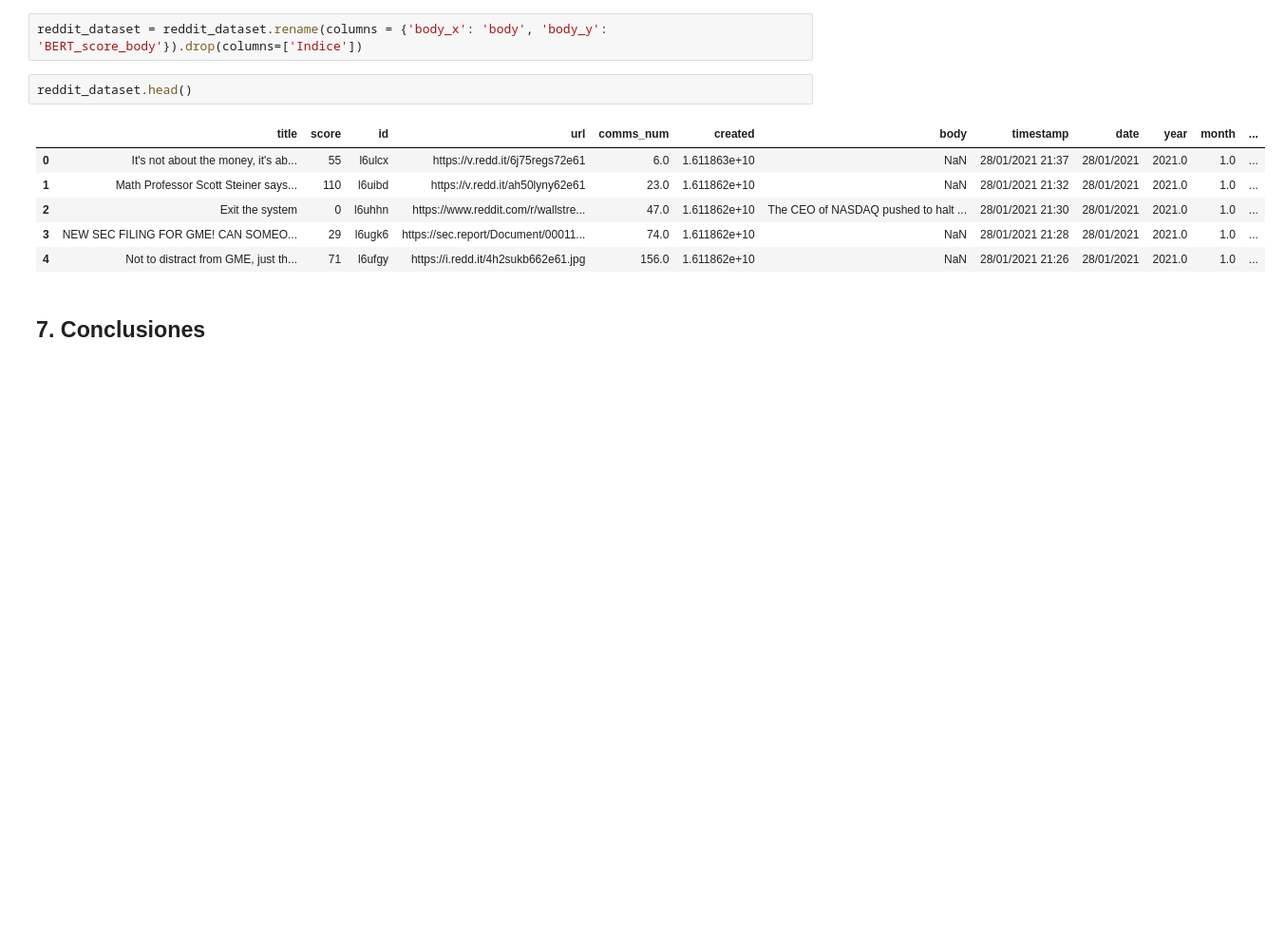
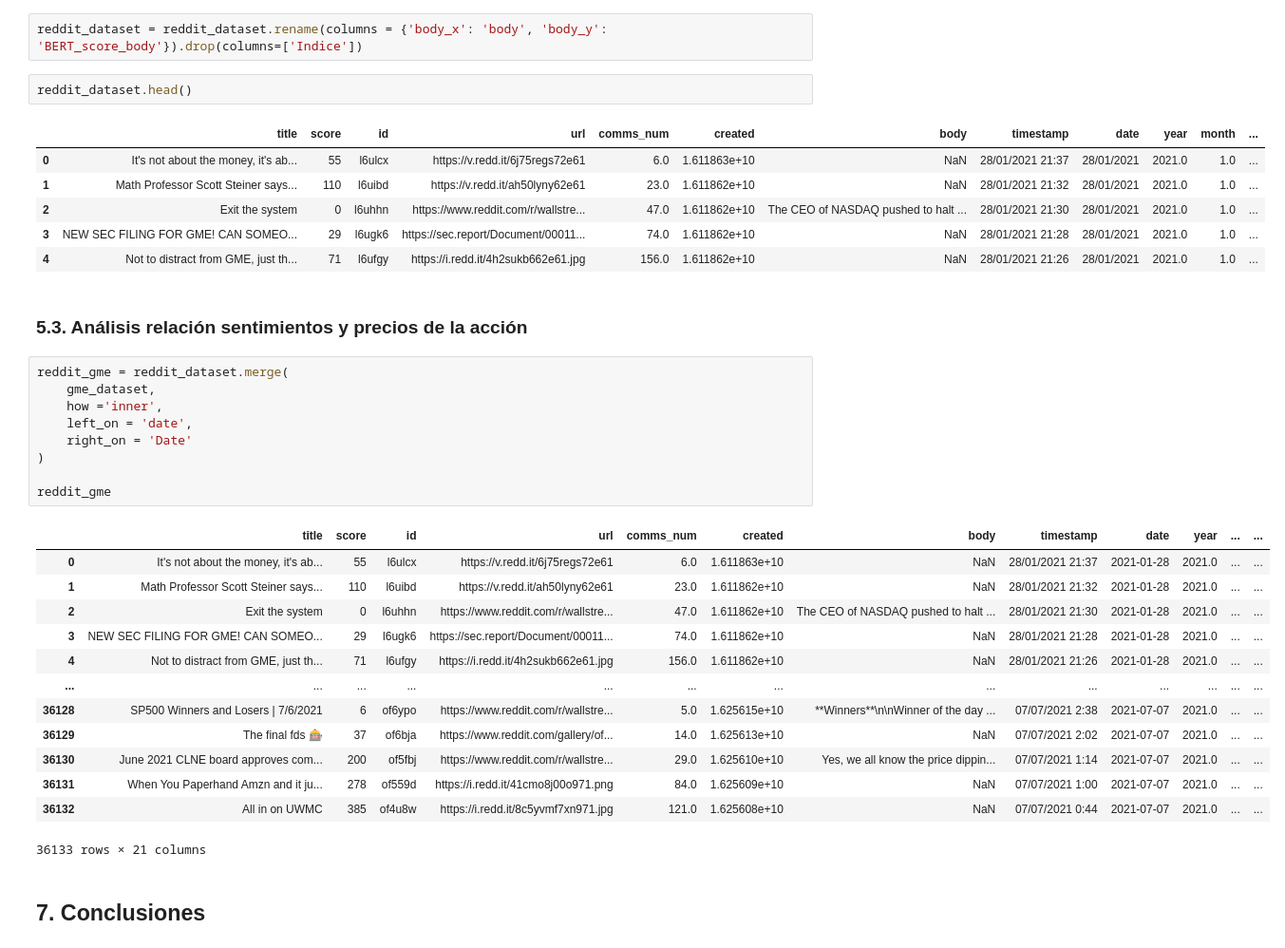
Before and after one commit to david-dlta/recursosTFM, a Jupyter notebook: TFM.ipynb, the cells around one changed output. Shown: that part at 95% size. Cells and saved outputs as stored; diff of their text form; blank space fills up the shorter version.

Commit message:
Añadido apartado de relación entre sentimientos y precios de las acciones y generado dataset global con todas las variables para poder continuar con análisis

```diff
--- a/TFM.ipynb
+++ b/TFM.ipynb
@@ -593,5 +594,30 @@ reddit_dataset.head()
 | 2 | Exit the system | 0 | l6uhhn | https://www.reddit.com/r/wallstre... | 47.0 | 1.611862e+10 | The CEO of NASDAQ pushed to halt ... | 28/01/2021 21:30 | 28/01/2021 | 2021.0 | 1.0 | ... |
 | 3 | NEW SEC FILING FOR GME! CAN SOMEO... | 29 | l6ugk6 | https://sec.report/Document/00011... | 74.0 | 1.611862e+10 | NaN | 28/01/2021 21:28 | 28/01/2021 | 2021.0 | 1.0 | ... |
 | 4 | Not to distract from GME, just th... | 71 | l6ufgy | https://i.redd.it/4h2sukb662e61.jpg | 156.0 | 1.611862e+10 | NaN | 28/01/2021 21:26 | 28/01/2021 | 2021.0 | 1.0 | ... |
+# %% [markdown]
+### 5.3. Análisis relación sentimientos y precios de la acción <a class="anchor" id="section_5_3"></a>
+# %%
+reddit_gme = reddit_dataset.merge(
+    gme_dataset,
+    how ='inner',
+    left_on = 'date',
+    right_on = 'Date'
+)
+
+reddit_gme
+# %% [output]
+|  | title | score | id | url | comms_num | created | body | timestamp | date | year | ... | ... |
+| 0 | It's not about the money, it's ab... | 55 | l6ulcx | https://v.redd.it/6j75regs72e61 | 6.0 | 1.611863e+10 | NaN | 28/01/2021 21:37 | 2021-01-28 | 2021.0 | ... | ... |
+| 1 | Math Professor Scott Steiner says... | 110 | l6uibd | https://v.redd.it/ah50lyny62e61 | 23.0 | 1.611862e+10 | NaN | 28/01/2021 21:32 | 2021-01-28 | 2021.0 | ... | ... |
+| 2 | Exit the system | 0 | l6uhhn | https://www.reddit.com/r/wallstre... | 47.0 | 1.611862e+10 | The CEO of NASDAQ pushed to halt ... | 28/01/2021 21:30 | 2021-01-28 | 2021.0 | ... | ... |
+| 3 | NEW SEC FILING FOR GME! CAN SOMEO... | 29 | l6ugk6 | https://sec.report/Document/00011... | 74.0 | 1.611862e+10 | NaN | 28/01/2021 21:28 | 2021-01-28 | 2021.0 | ... | ... |
+| 4 | Not to distract from GME, just th... | 71 | l6ufgy | https://i.redd.it/4h2sukb662e61.jpg | 156.0 | 1.611862e+10 | NaN | 28/01/2021 21:26 | 2021-01-28 | 2021.0 | ... | ... |
+| ... | ... | ... | ... | ... | ... | ... | ... | ... | ... | ... | ... | ... |
+| 36128 | SP500 Winners and Losers | 7/6/2021 | 6 | of6ypo | https://www.reddit.com/r/wallstre... | 5.0 | 1.625615e+10 | **Winners**\n\nWinner of the day ... | 07/07/2021 2:38 | 2021-07-07 | 2021.0 | ... | ... |
+| 36129 | The final fds 🎰 | 37 | of6bja | https://www.reddit.com/gallery/of... | 14.0 | 1.625613e+10 | NaN | 07/07/2021 2:02 | 2021-07-07 | 2021.0 | ... | ... |
+| 36130 | June 2021 CLNE board approves com... | 200 | of5fbj | https://www.reddit.com/r/wallstre... | 29.0 | 1.625610e+10 | Yes, we all know the price dippin... | 07/07/2021 1:14 | 2021-07-07 | 2021.0 | ... | ... |
+| 36131 | When You Paperhand Amzn and it ju... | 278 | of559d | https://i.redd.it/41cmo8j00o971.png | 84.0 | 1.625609e+10 | NaN | 07/07/2021 1:00 | 2021-07-07 | 2021.0 | ... | ... |
+| 36132 | All in on UWMC | 385 | of4u8w | https://i.redd.it/8c5yvmf7xn971.jpg | 121.0 | 1.625608e+10 | NaN | 07/07/2021 0:44 | 2021-07-07 | 2021.0 | ... | ... |
+36133 rows × 21 columns
 # %% [markdown]
 ## 7. Conclusiones <a class="anchor" id="cap7"></a>
```
Also changed, not shown: parts of 1 cell of this notebook.
